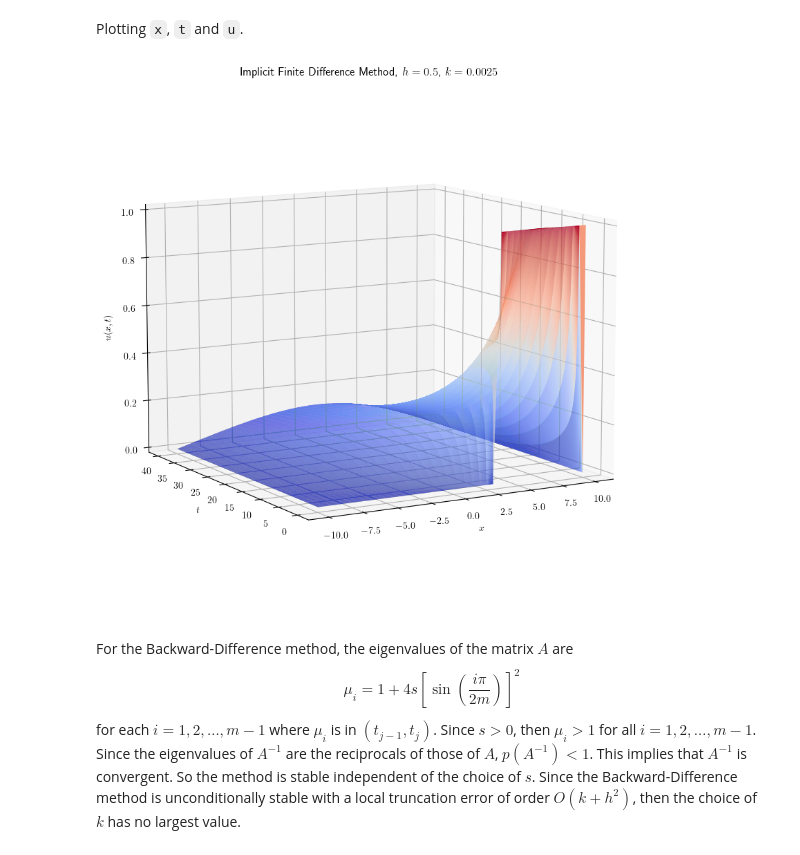
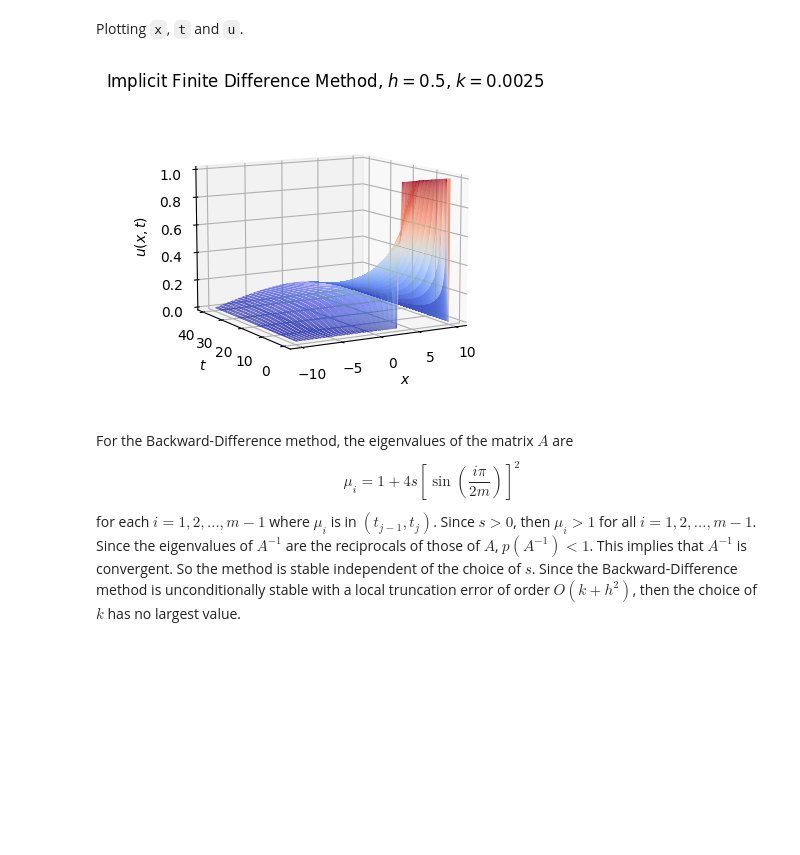
Before and after one commit to brenttsss/numerical_analysis, a Jupyter notebook: Tutorial 3/question_1a.ipynb, the cells around one changed output. Cells and saved outputs as stored; diff of their text form; code cells hidden in the pictures; blank space fills up the shorter version.

```diff
--- a/Tutorial 3/question_1a.ipynb
+++ b/Tutorial 3/question_1a.ipynb
@@ -157,18 +157,18 @@ for j in range(1, n):
 Plotting `x`, `t` and `u`.
 # %%
 xv, tv = np.meshgrid(x, t)
-fig = plt.figure(figsize=(10,10))
+fig = plt.figure(figsize=(10,4))
 ax = fig.add_subplot(111, projection='3d')
 ax.plot_surface(xv, tv, u.T, cmap=cm.coolwarm, rstride=1, cstride=1)
 ax.set_xlabel(r'$x$')
 ax.set_ylabel(r'$t$')
 ax.set_zlabel(r'$u(x,t)$', rotation=90)
 ax.set_title(r'Implicit Finite Difference Method, $h={}$, $k={}$'.format(h, k))
 ax.view_init(elev=10, azim=-120)
 ax.zaxis.set_rotate_label(False)
 plt.show()
 # %% [output]
-[figure, old version]
+[figure, new version]
 # %% [markdown]
 For the Backward-Difference method, the eigenvalues of the matrix $A$ are
 \begin{equation}
```
Also changed, not shown: parts of 1 cell of this notebook.
